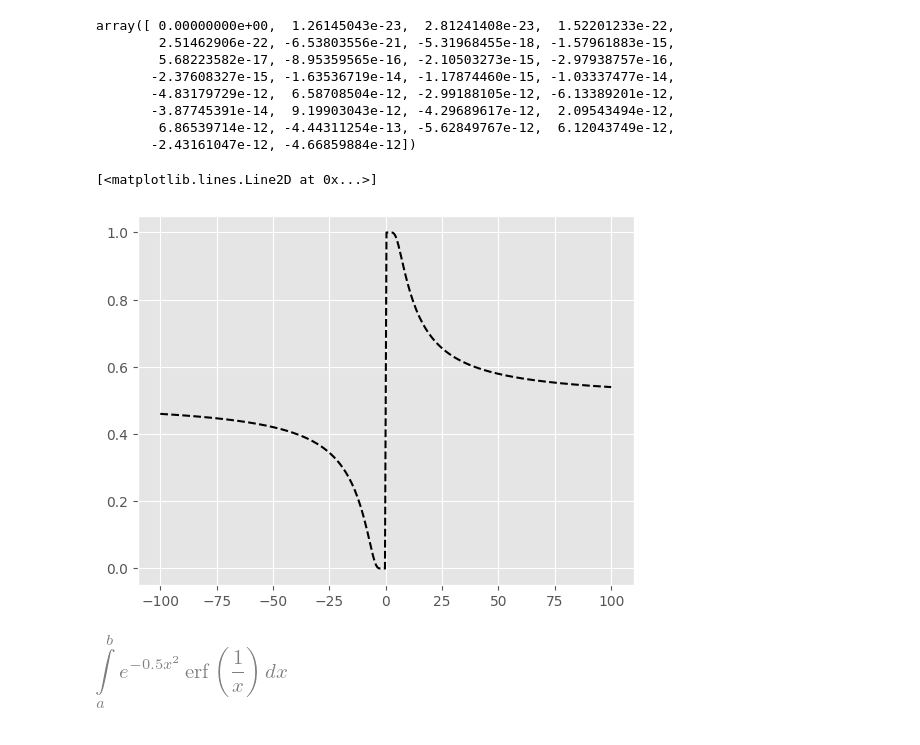
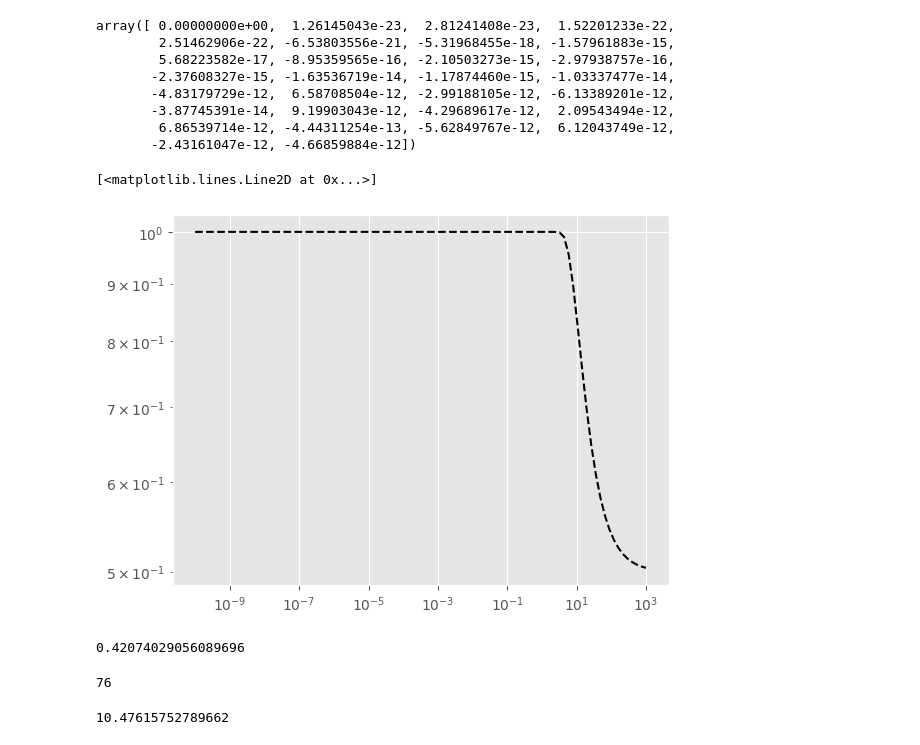
Before and after one commit to wangronin/HVI-distribution, a Jupyter notebook: backup/debug.ipynb, the cells around one changed output. Saved outputs shown, nothing was run; the diff lists cells and outputs as text; code cells hidden in the pictures.

```diff
--- a/backup/debug.ipynb
+++ b/backup/debug.ipynb
@@ -255,20 +255,22 @@ array([ 0.00000000e+00,  1.26145043e-23,  2.81241408e-23,  1.52201233e-22,
        -2.43161047e-12, -4.66859884e-12])
 # %%
 a = 10
-x = np.linspace(-100, 100, 300)
-y = [norm.cdf(a / _) for _ in x]
-plt.plot(x, y, 'k--')
+x = 10 ** np.linspace(-10, 3, 100)
+y = [norm.cdf(a / _, loc=0, scale=1) for _ in x]
+plt.loglog(x, y, 'k--')
 # %% [output]
 [<matplotlib.lines.Line2D at 0x...>]
-[figure, old version]
+[figure, new version]
-# %%
-from sympy import *
-init_printing(use_unicode=False, wrap_line=False, no_global=True)
-x = Symbol('x')
-z = Symbol('z')
-a = Symbol('a')
-b = Symbol('b')
-
-integrate(erf(1 / x) * exp(-0.5 * x ** 2), (x, a, b))
-# %% [output]
-[figure, removed]
+# %%
+norm.cdf(0, loc=1, scale=5)
+# %% [output]
+0.42074029056089696
+# %%
+
+np.nonzero(np.array(y) == 1)[0][-1]
+# %% [output]
+76
+# %%
+10 / x[76]
+# %% [output]
+10.47615752789662
```
Also changed, not shown: parts of 1 cell of this notebook, 9 other files.
